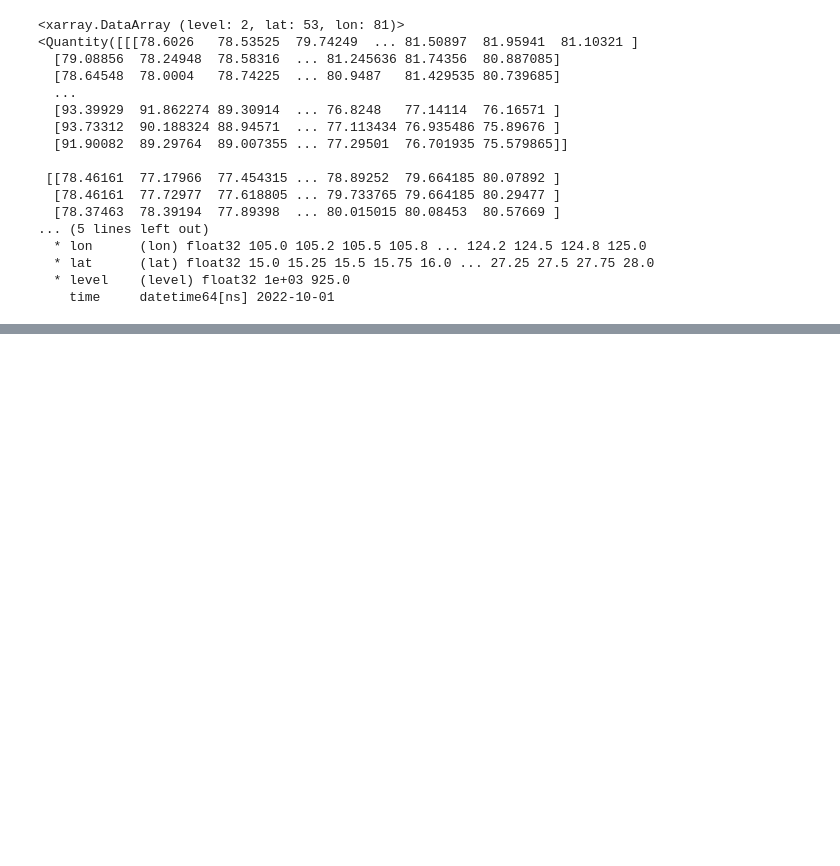
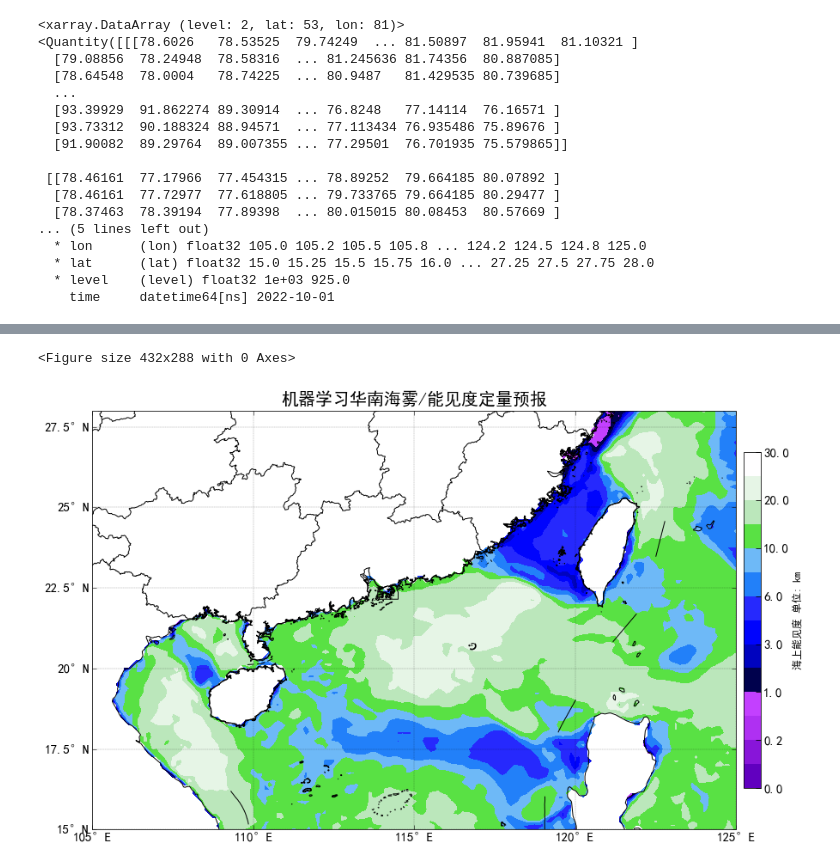
Before and after one commit to hanchyhill/python, a Jupyter notebook: seafog/src/drawmap/remote_TDS_read.ipynb, the cells around one changed output, grey strips where cells are left out. Cells and saved outputs as stored; diff of their text form; code cells hidden in the pictures; blank space fills up the shorter version.

```diff
--- a/seafog/src/drawmap/remote_TDS_read.ipynb
+++ b/seafog/src/drawmap/remote_TDS_read.ipynb
@@ -296,0 +611,7 @@ print(theta_e)
+# %%
+vis = np.vectorize(reverse_linear_vis)(predictions[:,0])
+# %%
+stack_sample.values = vis
+# %%
+prediction_vis = stack_sample.unstack("z")
+print(prediction_vis)
@@ -296,0 +638,42 @@ print(theta_e)
+# %%
+colordict_fog=['#6100BF','#8815D9','#AF30F2','#C340FF','#00014D','#0003BF','#0004FD','#2629FD','#2280F9','#6EB9F7','#59E144','#BBE7BB','#E6F5E6','#FFFEFF']
+clrmap_fog = mcolors.ListedColormap(colordict_fog)
+bound_fog = [0, 0.1, 0.2, 0.3, 0.5, 0.8, 1.3, 2.1, 3.4, 5.5]
+bound_fog = [0.,50.,200.,500.,1_000.,2_000.,3_000.,4_000.,6_000.,8_000.,10_000.,15_000.,20_000.,25_000.,30_000]
+norms_fog = mcolors.BoundaryNorm(bound_fog, clrmap_fog.N)
+# %%
+plt.clf()
+lon=sstk.coords['lon'][:]#读取经度
+lat=sstk.coords['lat'][:]#读取纬度
+figure = plt.figure(figsize=(16, 9))  # 加载画布
+fogMap = plt.axes(projection=ccrs.PlateCarree())  # 设置投影方式
+shpFilePath01  = os.path.join(root_dir, './data/shapefiles/natural_earth/physical/ne_50m_coastline.shp')
+coastmap = shpreader.Reader(shpFilePath01).geometries()  # 读取地图数据
+fogMap.set_extent([105, 125, 15, 28], crs=ccrs.PlateCarree())  # 设置绘图范围
+fogMap.add_geometries(coastmap, ccrs.PlateCarree(),
+                          facecolor='none', edgecolor='black')  # 设置边界样式
+shpFilePath02  = os.path.join(root_dir, './data/shapefiles/china_basic_map/bou2_4l.shp')
+chinamap = shpreader.Reader(shpFilePath02).geometries()  # 读取地图数据
+fogMap.set_extent([105, 125, 15, 28], crs=ccrs.PlateCarree())  # 设置绘图范围
+fogMap.add_geometries(chinamap, ccrs.PlateCarree(),
+                      facecolor='none', edgecolor='black')  # 设置边界样式
+
+fogMap.set_xticks([105, 110, 115, 120, 125])  # 需要显示的经度，一般可用np.arange
+fogMap.set_yticks([15, 17.5, 20, 22.5, 25, 27.5])  # 需要显示的纬度
+fogMap.xaxis.set_major_formatter(LongitudeFormatter())  # 将横坐标转换为经度格式
+fogMap.yaxis.set_major_formatter(LatitudeFormatter())  # 将纵坐标转换为纬度格式
+fogMap.tick_params(axis='both', labelsize=15, direction='in',
+                   length=5, width=0.55, right=True, top=True)  # 修改刻度样式
+fogMap.grid(linewidth=0.4, color='k', alpha=0.45, linestyle='--')  # 开启网格线
+
+fogContourf = fogMap.contourf(lon, lat, prediction_vis, bound_fog,
+                                    cmap=clrmap_fog, norm=norms_fog)
+cb = figure.colorbar(fogContourf, extend='max', shrink=0.8, pad=0.01)
+cb.set_label('海上能见度 单位: km', fontdict={'size': 12})
+cb.ax.tick_params(which='major', direction='in', length=6, labelsize=15)
+cb.ax.set_yticklabels(np.array(bound_fog)/1000.0)
+fogMap.set_title(f'机器学习华南海上能见度定量预报', fontsize=20)
+plt.show()
+# %% [output]
+<Figure size 432x288 with 0 Axes>
+[figure, added]
```
Also changed, not shown: parts of 46 cells of this notebook, 2 other files.
